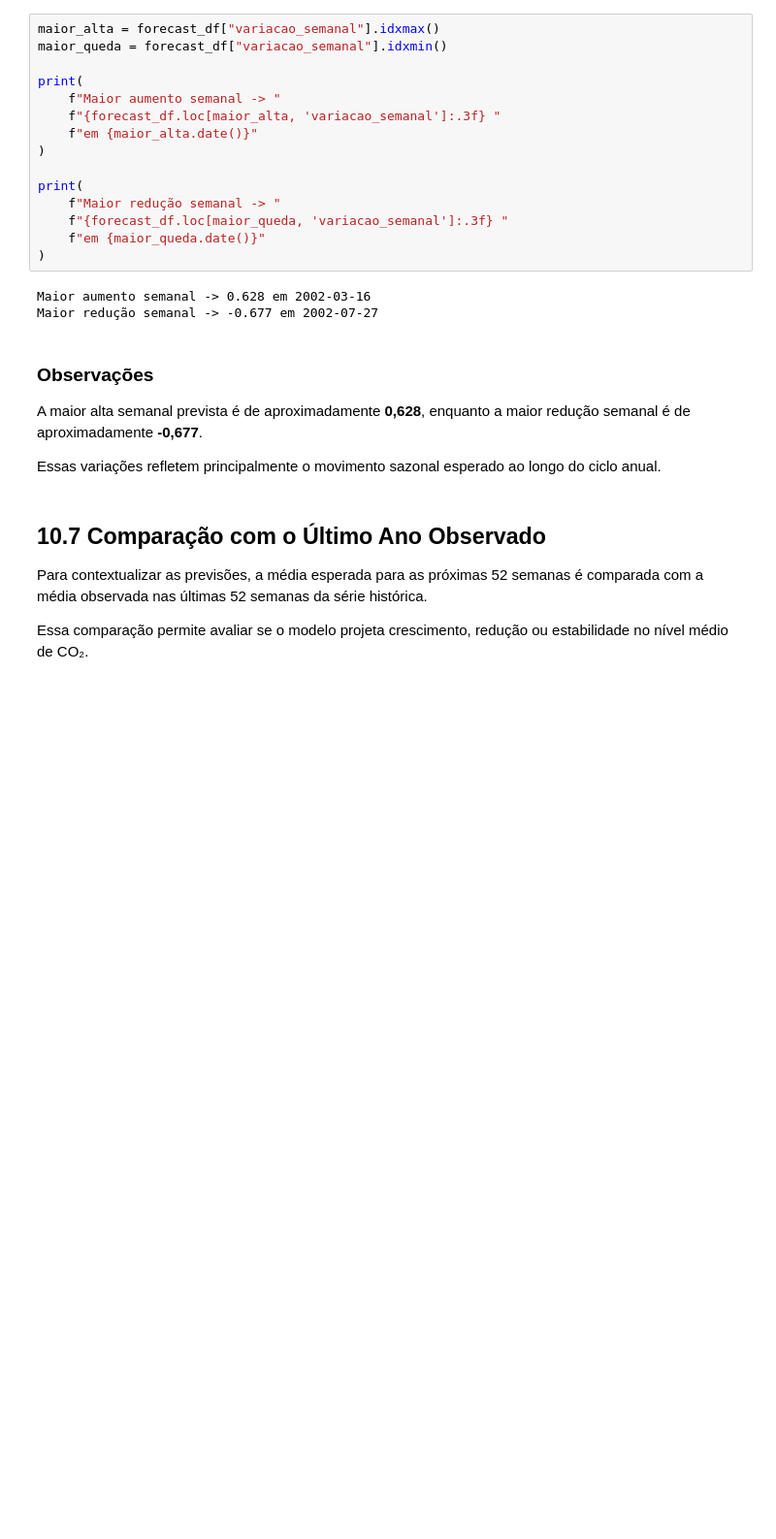
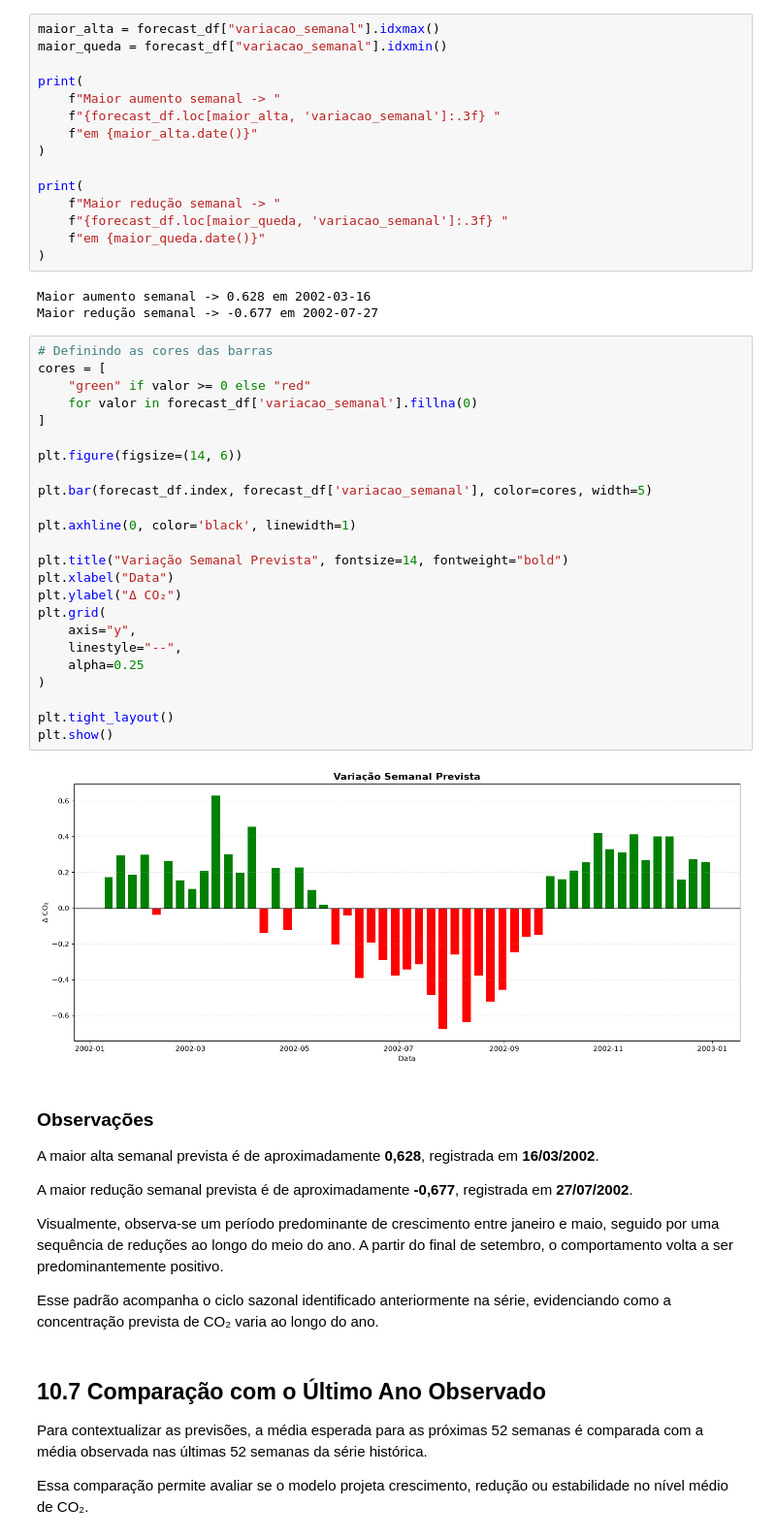
Before and after one commit to RenanTrevelim/co2-forecasting-statistical-vs-ml, a Jupyter notebook: notebooks/03_modelos_series_temporais.ipynb, the cells around one changed output. Shown at 97% size. Cells and saved outputs as stored; diff of their text form; blank space fills up the shorter version.

```diff
--- a/notebooks/03_modelos_series_temporais.ipynb
+++ b/notebooks/03_modelos_series_temporais.ipynb
@@ -952,12 +958,42 @@ print(
 # %% [output]
 Maior aumento semanal -> 0.628 em 2002-03-16
 Maior redução semanal -> -0.677 em 2002-07-27
+# %%
+# Definindo as cores das barras
+cores = [
+    "green" if valor >= 0 else "red"
+    for valor in forecast_df['variacao_semanal'].fillna(0)
+]
+
+plt.figure(figsize=(14, 6))
+
+plt.bar(forecast_df.index, forecast_df['variacao_semanal'], color=cores, width=5)
+
+plt.axhline(0, color='black', linewidth=1)
+
+plt.title("Variação Semanal Prevista", fontsize=14, fontweight="bold")
+plt.xlabel("Data")
+plt.ylabel("Δ CO₂")
+plt.grid(
+    axis="y",
+    linestyle="--",
+    alpha=0.25
+)
+
+plt.tight_layout()
+plt.show()
+# %% [output]
+[figure, added]
 # %% [markdown]
 ### Observações
 
-A maior alta semanal prevista é de aproximadamente **0,628**, enquanto a maior redução semanal é de aproximadamente **-0,677**.
+A maior alta semanal prevista é de aproximadamente **0,628**, registrada em **16/03/2002**.
 
-Essas variações refletem principalmente o movimento sazonal esperado ao longo do ciclo anual.
+A maior redução semanal prevista é de aproximadamente **-0,677**, registrada em **27/07/2002**.
+
+Visualmente, observa-se um período predominante de crescimento entre janeiro e maio, seguido por uma sequência de reduções ao longo do meio do ano. A partir do final de setembro, o comportamento volta a ser predominantemente positivo.
+
+Esse padrão acompanha o ciclo sazonal identificado anteriormente na série, evidenciando como a concentração prevista de CO₂ varia ao longo do ano.
 # %% [markdown]
 ## 10.7 Comparação com o Último Ano Observado
 
```
Also changed, not shown: parts of 4 cells of this notebook, 4 other files.
